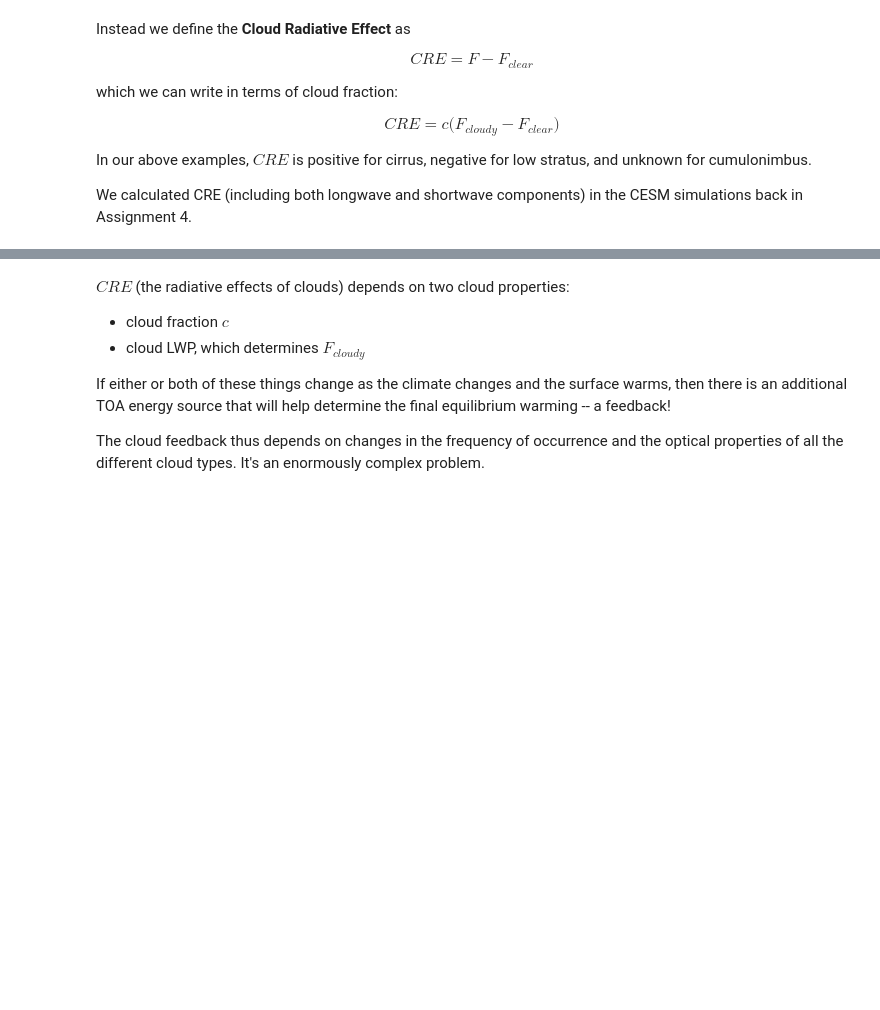
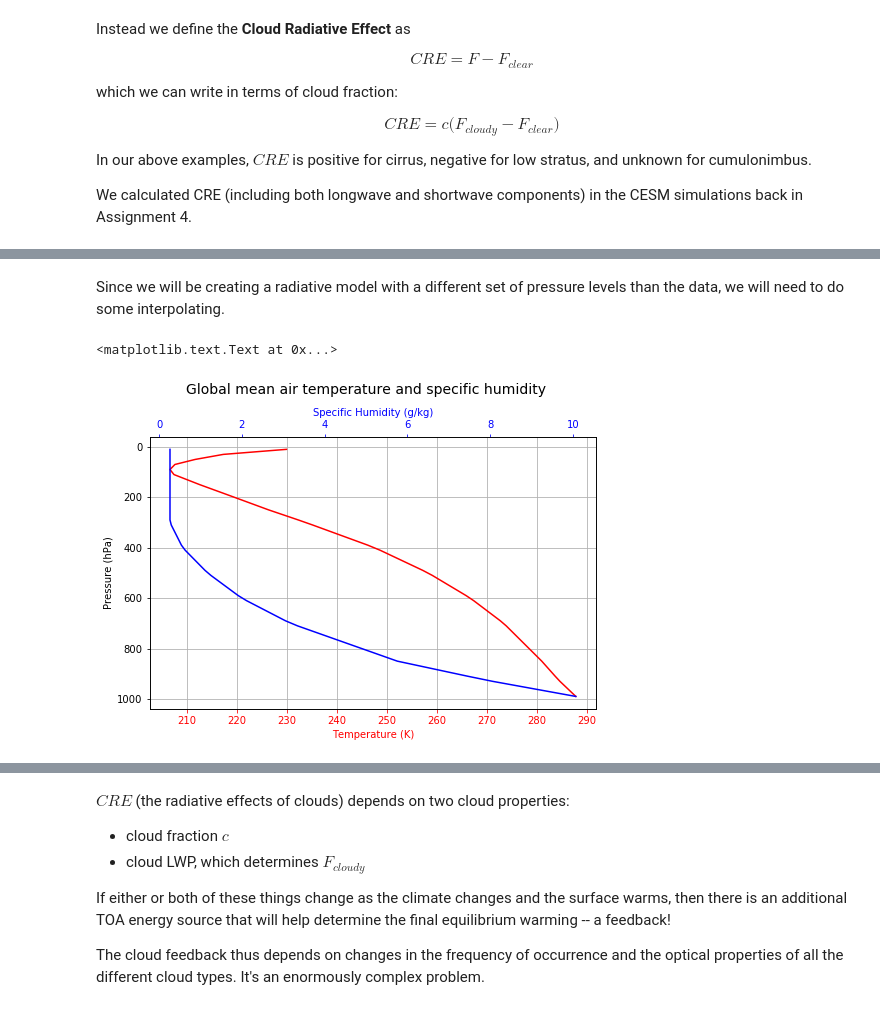
Before and after one commit to brian-rose/ClimateModeling_courseware, a Jupyter notebook: Lectures/Lecture10 -- Clouds and cloud feedback.ipynb, the cells around one changed output, grey strips where cells are left out. Saved outputs shown, nothing was run; the diff lists cells and outputs as text; code cells hidden in the pictures; blank space fills up the shorter version.

Commit message:
New cloud modeling example in Lecture 10

```diff
--- a/Lectures/Lecture10 -- Clouds and cloud feedback.ipynb
+++ b/Lectures/Lecture10 -- Clouds and cloud feedback.ipynb
@@ -151,0 +166,44 @@ We calculated CRE (including both longwave and shortwave components) in the CESM
+# %%
+#  Get temperature and humidity data from NCEP Reanalysis
+import xarray as xr
+from xarray.ufuncs import cos, deg2rad, log, exp
+ncep_url = "http://www.esrl.noaa.gov/psd/thredds/dodsC/Datasets/ncep.reanalysis.derived/pressure/"
+path = ncep_url
+ncep_air = xr.open_dataset(path + 'air.mon.1981-2010.ltm.nc', decode_times=False)
+ncep_shum = xr.open_dataset(path + 'shum.mon.1981-2010.ltm.nc', decode_times=False)
+# %%
+#  Take global, annual average and convert to correct units (Kelvin and kg/kg)
+weight = cos(deg2rad(ncep_air.lat)) / cos(deg2rad(ncep_air.lat)).mean(dim='lat')
+Tglobal = (ncep_air.air * weight).mean(dim=('lat','lon','time')) + climlab.constants.tempCtoK
+SHglobal = (ncep_shum.shum * weight).mean(dim=('lat','lon','time')) * 1E-3  # kg/kg
+# %% [markdown]
+Since we will be creating a radiative model with a different set of pressure levels than the data, we will need to do some interpolating.
+# %%
+#  Create a state dictionary with 50 levels
+state = climlab.column_state(num_lev=50)
+lev = state.Tatm.domain.axes['lev'].points
+# %%
+# interpolate to model pressure levels
+Tinterp = np.interp(lev, np.flipud(Tglobal.level), np.flipud(Tglobal))
+SHinterp = np.interp(lev, np.flipud(SHglobal.level), np.flipud(SHglobal))
+#  Need to 'flipud' because the interpolation routine
+#  needs the pressure data to be in increasing order
+# %%
+#  Plot the temperature and humidity profiles
+fig, ax1 = plt.subplots(figsize=(8,5))
+Tcolor = 'r'
+SHcolor = 'b'
+ax1.plot(Tinterp, lev, color=Tcolor)
+ax1.invert_yaxis()
+ax1.set_xlabel('Temperature (K)', color=Tcolor)
+ax1.tick_params('x', colors=Tcolor)
+ax1.grid()
+ax1.set_ylabel('Pressure (hPa)')
+ax2 = ax1.twiny()
+ax2.plot(SHinterp*1E3, lev, color=SHcolor)
+ax2.set_xlabel('Specific Humidity (g/kg)', color=SHcolor)
+ax2.tick_params('x', colors=SHcolor)
+fig.suptitle('Global mean air temperature and specific humidity', y=1.03, fontsize=14)
+# %% [output]
+<matplotlib.text.Text at 0x...>
+[figure, added]
```
Also changed, not shown: parts of 20 cells of this notebook.
